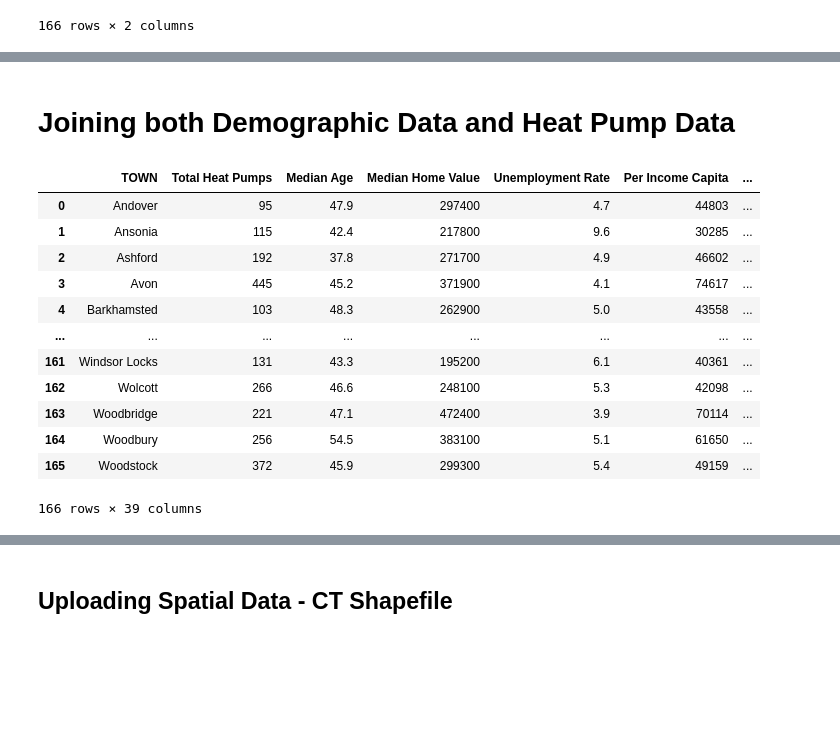
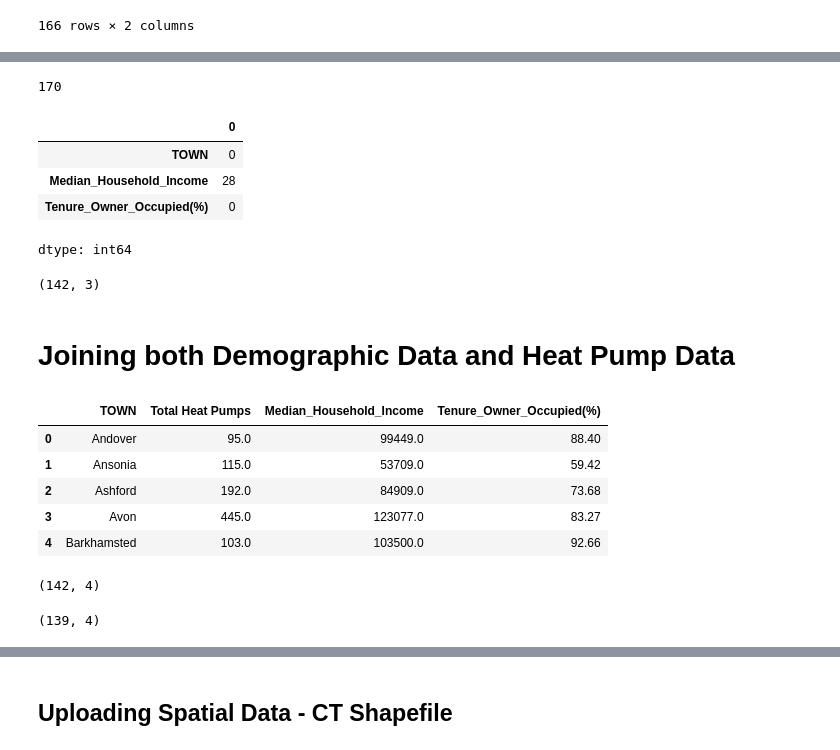
Before and after one commit to pastelpargoal/NO2, a Jupyter notebook: final_project_pargoal_kei.ipynb, the cells around one changed output, grey strips where cells are left out. Saved outputs shown, nothing was run; the diff lists cells and outputs as text; code cells hidden in the pictures; blank space fills up the shorter version.

```diff
--- a/final_project_pargoal_kei.ipynb
+++ b/final_project_pargoal_kei.ipynb
@@ -357,5 +207,5 @@ combined_utilities
 # %%
-# Uploading Demographic Data - Kei - you can work on this such as plot bar plots or whatever you think is neccessary
-url = "https://raw.githubusercontent.com/envirodatascience/final-project-pargoal-kei-team/refs/heads/main/CT_demo.csv"
+# Uploading Demographic Data (2023)
+url = "https://raw.githubusercontent.com/envirodatascience/final-project-pargoal-kei-team/refs/heads/main/CT_demoU.csv"
 demo_df = pd.read_csv(url)
 demo_df.head()
@@ -361,0 +220,4 @@ demo_df.head()
+# %%
+# subset to just Town, Median Home Value, and Tenure_Owner_Occupied(%), and Tenure_Renter_Occupied(%)
+demo_df = demo_df[['TOWN', 'Median_Household_Income', 'Tenure_Owner_Occupied(%)']]
+demo_df.head()
@@ -362,19 +231,38 @@ demo_df.head()
+# %%
+# how many towns in demo_df
+demo_df['TOWN'].nunique()
+# %% [output]
+170
+# %%
+# check for NAs
+demo_df.isna().sum()
+# %% [output]
+|  | 0 |
+| TOWN | 0 |
+| Median_Household_Income | 28 |
+| Tenure_Owner_Occupied(%) | 0 |
+dtype: int64
+# %%
+# remove NAs
+demo_df = demo_df.dropna()
+# %%
+demo_df.isna().shape
+# 142 towns left
+# %% [output]
+(142, 3)
 # %% [markdown]
 # Joining both Demographic Data and Heat Pump Data
 # %%
-df = pd.merge(combined_hp, demo_df, on='TOWN', how='left')
-df
+joined_df = pd.merge(combined_hp, demo_df, on='TOWN', how='right')
+joined_df.head()
 # %% [output]
-|  | TOWN | Total Heat Pumps | Median Age | Median Home Value | Unemployment Rate | Per Income Capita | ... |
-| 0 | Andover | 95 | 47.9 | 297400 | 4.7 | 44803 | ... |
-| 1 | Ansonia | 115 | 42.4 | 217800 | 9.6 | 30285 | ... |
-| 2 | Ashford | 192 | 37.8 | 271700 | 4.9 | 46602 | ... |
-| 3 | Avon | 445 | 45.2 | 371900 | 4.1 | 74617 | ... |
-| 4 | Barkhamsted | 103 | 48.3 | 262900 | 5.0 | 43558 | ... |
-| ... | ... | ... | ... | ... | ... | ... | ... |
-| 161 | Windsor Locks | 131 | 43.3 | 195200 | 6.1 | 40361 | ... |
-| 162 | Wolcott | 266 | 46.6 | 248100 | 5.3 | 42098 | ... |
-| 163 | Woodbridge | 221 | 47.1 | 472400 | 3.9 | 70114 | ... |
-| 164 | Woodbury | 256 | 54.5 | 383100 | 5.1 | 61650 | ... |
-| 165 | Woodstock | 372 | 45.9 | 299300 | 5.4 | 49159 | ... |
+|  | TOWN | Total Heat Pumps | Median_Household_Income | Tenure_Owner_Occupied(%) |
+| 0 | Andover | 95.0 | 99449.0 | 88.40 |
+| 1 | Ansonia | 115.0 | 53709.0 | 59.42 |
+| 2 | Ashford | 192.0 | 84909.0 | 73.68 |
+| 3 | Avon | 445.0 | 123077.0 | 83.27 |
+| 4 | Barkhamsted | 103.0 | 103500.0 | 92.66 |
-166 rows × 39 columns
+# %%
+joined_df.shape
+# %% [output]
+(142, 4)
@@ -380,0 +272,5 @@ df
+# %%
+joined_df.shape
+# end up with 139 towns left that have both income, renters, and
+# %% [output]
+(139, 4)
```
Also changed, not shown: parts of 69 cells of this notebook.
